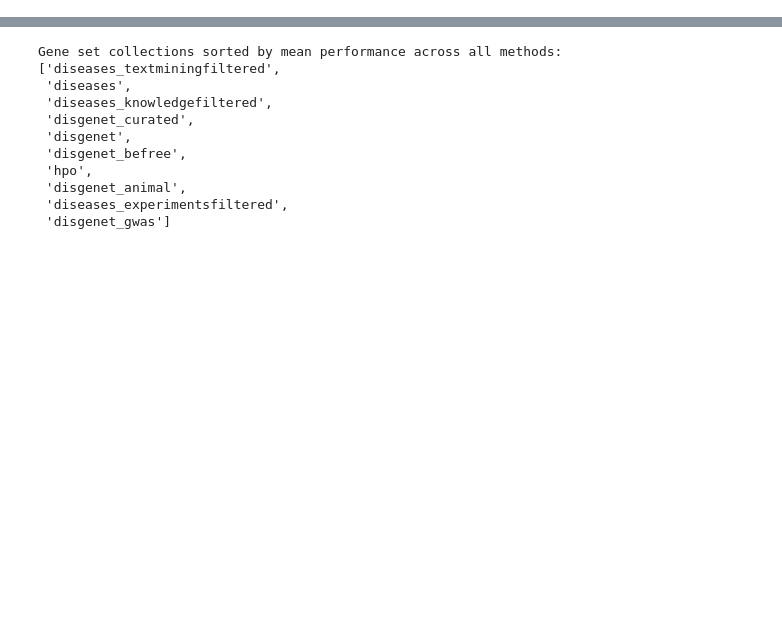
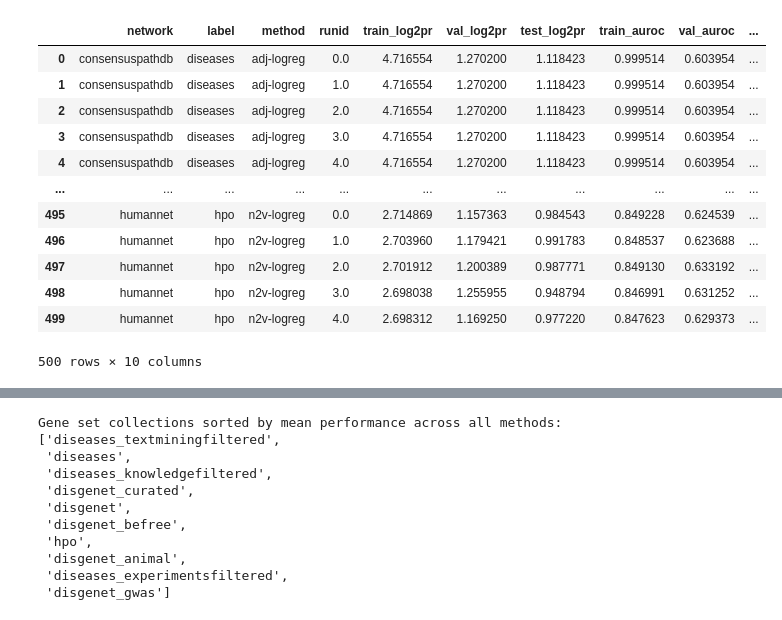
Before and after one commit to krishnanlab/obnbench, a Jupyter notebook: experiments/disease_gsc_channels/analysis.ipynb, the cells around one changed output, grey strips where cells are left out. Saved outputs shown, nothing was run; the diff lists cells and outputs as text; code cells hidden in the pictures; blank space fills up the shorter version.

```diff
--- a/experiments/disease_gsc_channels/analysis.ipynb
+++ b/experiments/disease_gsc_channels/analysis.ipynb
@@ -9,0 +137,18 @@ sns.set()
+# %%
+# Take the average score across all tasks within a run
+summary_df = df.groupby(["network", "label", "method", "runid"], as_index=False).mean(numeric_only=True)
+summary_df
+# %% [output]
+|  | network | label | method | runid | train_log2pr | val_log2pr | test_log2pr | train_auroc | val_auroc | ... |
+| 0 | consensuspathdb | diseases | adj-logreg | 0.0 | 4.716554 | 1.270200 | 1.118423 | 0.999514 | 0.603954 | ... |
+| 1 | consensuspathdb | diseases | adj-logreg | 1.0 | 4.716554 | 1.270200 | 1.118423 | 0.999514 | 0.603954 | ... |
+| 2 | consensuspathdb | diseases | adj-logreg | 2.0 | 4.716554 | 1.270200 | 1.118423 | 0.999514 | 0.603954 | ... |
+| 3 | consensuspathdb | diseases | adj-logreg | 3.0 | 4.716554 | 1.270200 | 1.118423 | 0.999514 | 0.603954 | ... |
+| 4 | consensuspathdb | diseases | adj-logreg | 4.0 | 4.716554 | 1.270200 | 1.118423 | 0.999514 | 0.603954 | ... |
+| ... | ... | ... | ... | ... | ... | ... | ... | ... | ... | ... |
+| 495 | humannet | hpo | n2v-logreg | 0.0 | 2.714869 | 1.157363 | 0.984543 | 0.849228 | 0.624539 | ... |
+| 496 | humannet | hpo | n2v-logreg | 1.0 | 2.703960 | 1.179421 | 0.991783 | 0.848537 | 0.623688 | ... |
+| 497 | humannet | hpo | n2v-logreg | 2.0 | 2.701912 | 1.200389 | 0.987771 | 0.849130 | 0.633192 | ... |
+| 498 | humannet | hpo | n2v-logreg | 3.0 | 2.698038 | 1.255955 | 0.948794 | 0.846991 | 0.631252 | ... |
+| 499 | humannet | hpo | n2v-logreg | 4.0 | 2.698312 | 1.169250 | 0.977220 | 0.847623 | 0.629373 | ... |
+500 rows × 10 columns
```
Also changed, not shown: parts of 15 cells of this notebook, 11 other files.
